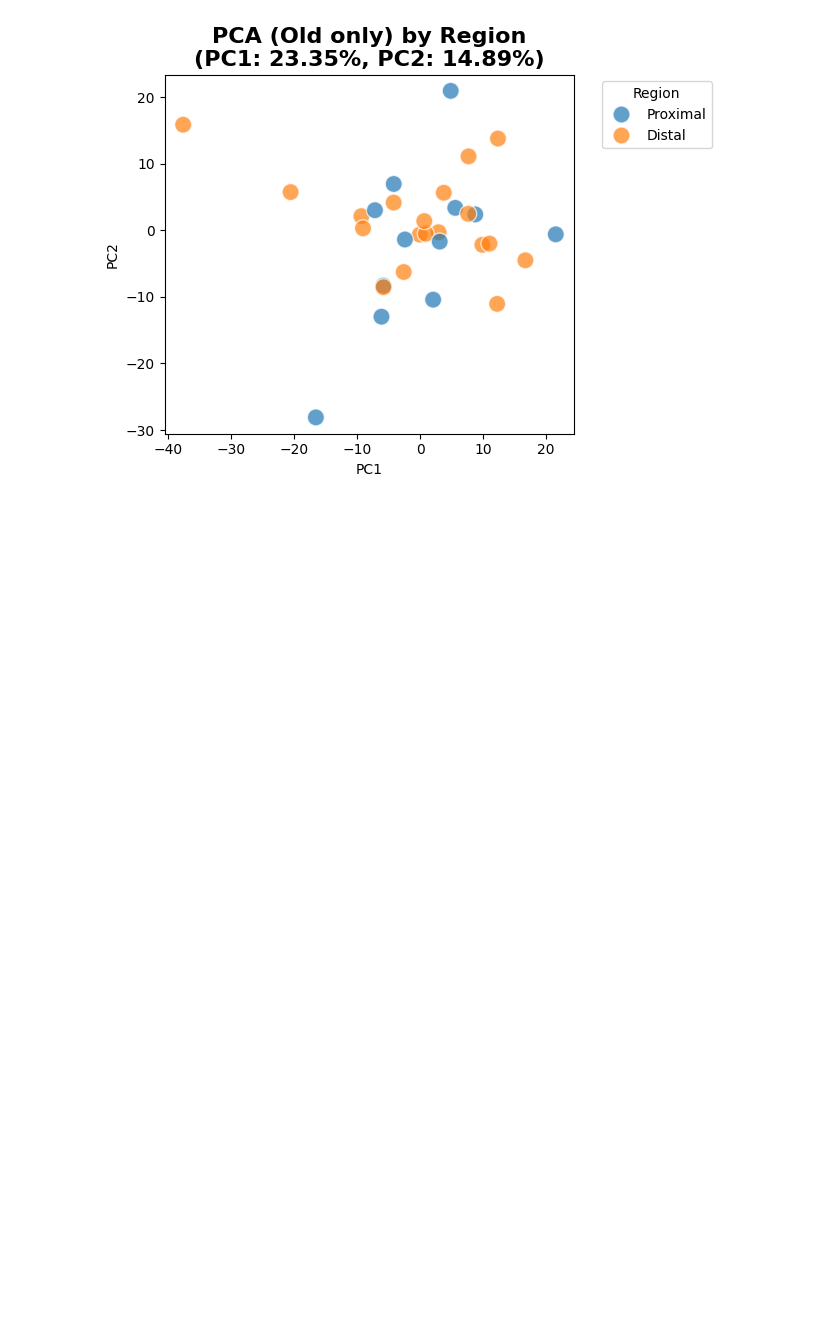
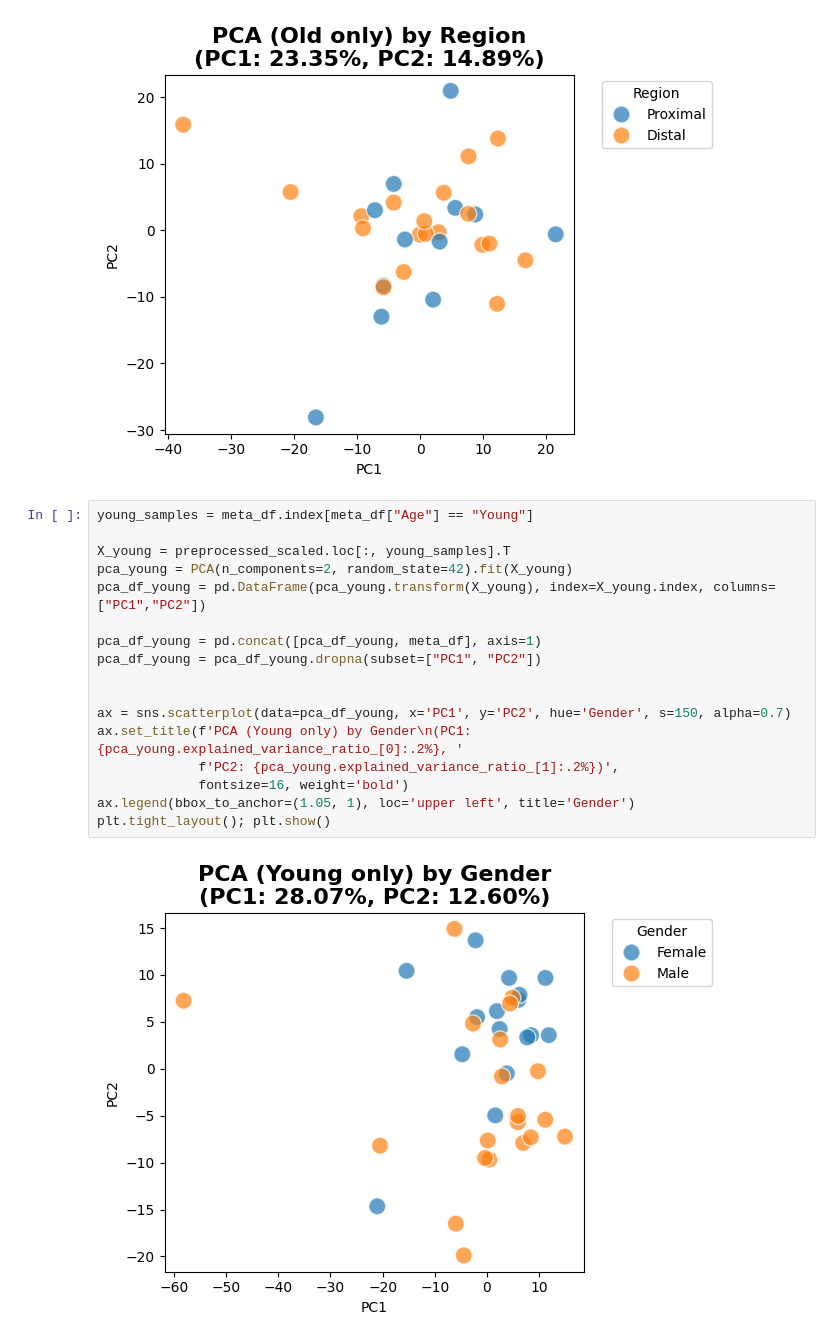
Before and after one commit to CadenBold/intestinal-omics, a Jupyter notebook: working.ipynb, the cells around one changed output. Drawn from its saved outputs; the diff is of its cells as text; blank space fills up the shorter version.

Commit message:
little bit more pca and variance

```diff
--- a/working.ipynb
+++ b/working.ipynb
@@ -536,3 +535,22 @@ ax.legend(bbox_to_anchor=(1.05, 1), loc='upper left', title='Region')
 plt.tight_layout(); plt.show()
 # %% [output]
 [figure]
+# %%
+young_samples = meta_df.index[meta_df["Age"] == "Young"]
+
+X_young = preprocessed_scaled.loc[:, young_samples].T
+pca_young = PCA(n_components=2, random_state=42).fit(X_young)
+pca_df_young = pd.DataFrame(pca_young.transform(X_young), index=X_young.index, columns=["PC1","PC2"])
+
+pca_df_young = pd.concat([pca_df_young, meta_df], axis=1)
+pca_df_young = pca_df_young.dropna(subset=["PC1", "PC2"])
+
+
+ax = sns.scatterplot(data=pca_df_young, x='PC1', y='PC2', hue='Gender', s=150, alpha=0.7)
+ax.set_title(f'PCA (Young only) by Gender\n(PC1: {pca_young.explained_variance_ratio_[0]:.2%}, '
+             f'PC2: {pca_young.explained_variance_ratio_[1]:.2%})',
+             fontsize=16, weight='bold')
+ax.legend(bbox_to_anchor=(1.05, 1), loc='upper left', title='Gender')
+plt.tight_layout(); plt.show()
+# %% [output]
+[figure, added]
```
Also changed, not shown: parts of 8 cells of this notebook.
